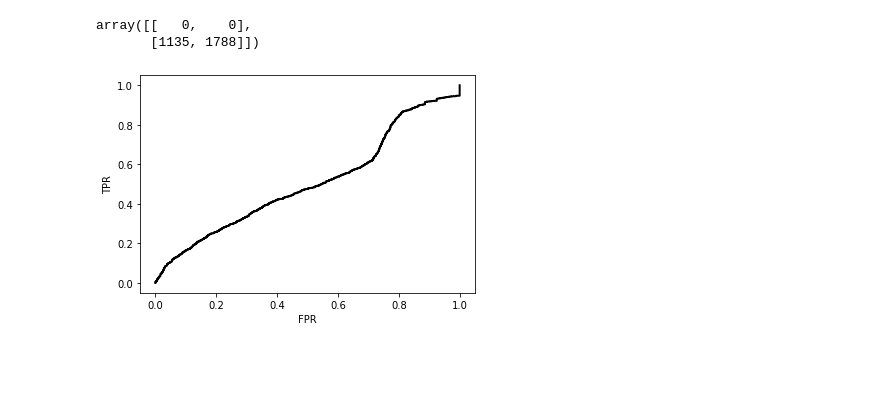
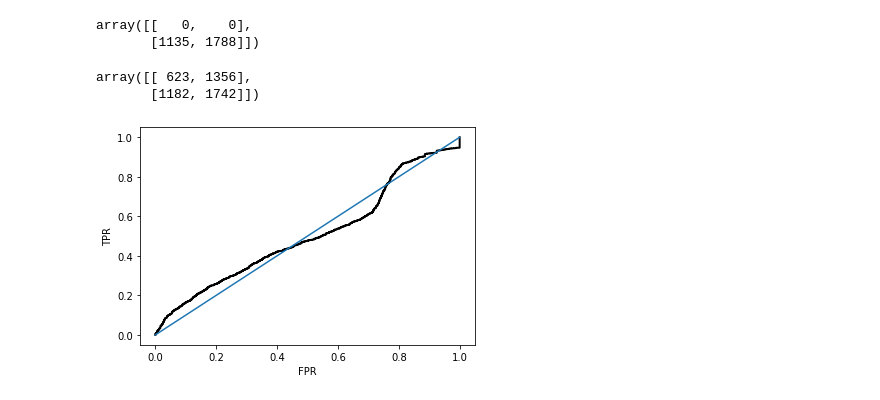
Before and after one commit to SuminBae97/MachineLearning, a Jupyter notebook: file_1.ipynb, the cells around one changed output. Saved outputs shown, nothing was run; the diff lists cells and outputs as text; code cells hidden in the pictures; blank space fills up the shorter version.

```diff
--- a/file_1.ipynb
+++ b/file_1.ipynb
@@ -135,11 +164,17 @@ array([[   0,    0],
+# %%
+test_cmat
+# %% [output]
+array([[ 623, 1356],
+       [1182, 1742]])
 # %%
 y_pred = forest.score_samples(test_data)
 from sklearn.metrics import roc_curve
 # %%
 fpr, tpr, thresholds = roc_curve(test_label,y_pred)
 plt.plot(fpr, tpr, 'k-', lw=2)
+plt.plot([0,1],[0,1])
 plt.xlabel('FPR')
 plt.ylabel('TPR')
 plt.show()
 # %% [output]
-[figure, old version]
+[figure, new version]
```
Also changed, not shown: parts of 4 cells of this notebook.
